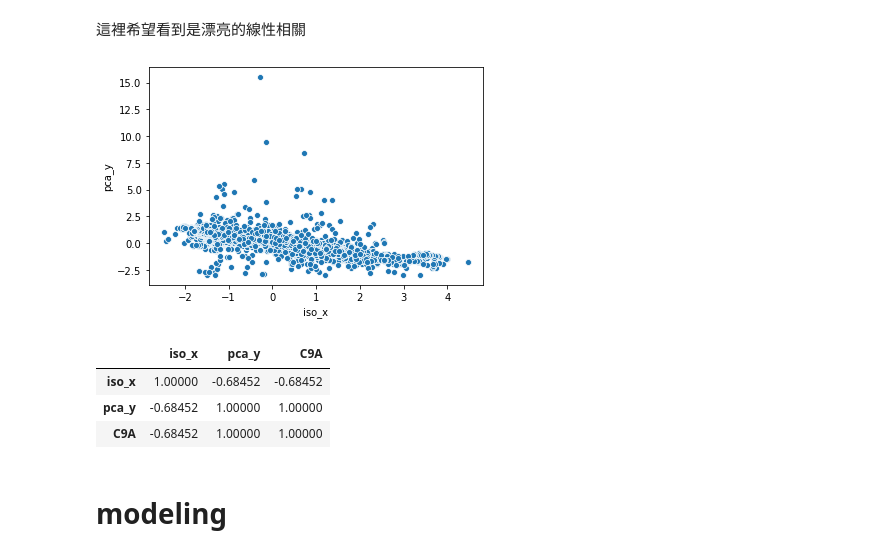
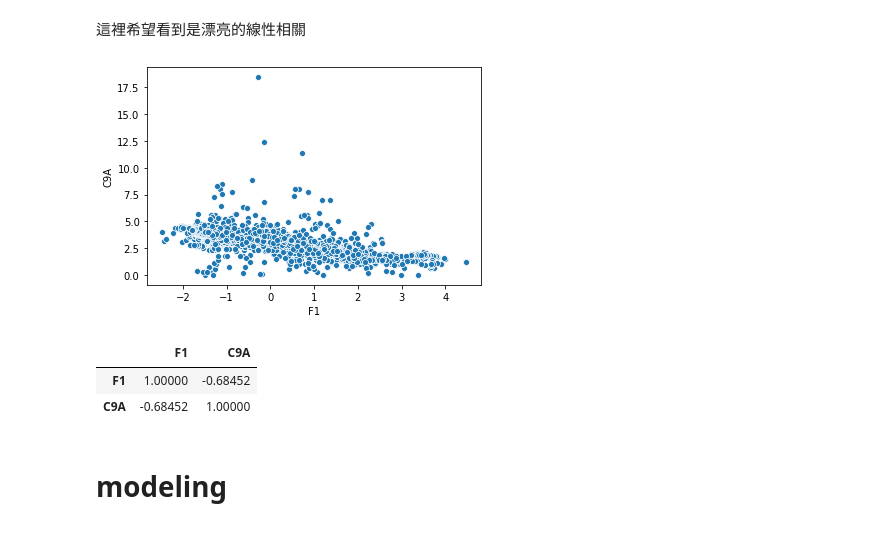
Before and after one commit to skywalker0803r/works, a Jupyter notebook: C9A.ipynb, the cells around one changed output. Drawn from its saved outputs; the diff is of its cells as text; code cells hidden in the pictures.

```diff
--- a/C9A.ipynb
+++ b/C9A.ipynb
@@ -90,10 +90,6 @@ corr_y
 # %% [markdown]
 # 特徵萃取
 # %%
-from sklearn.manifold import isomap
+from sklearn.manifold import Isomap
 iso_col = ['T50','N+A']
-iso = isomap.Isomap(n_components=1).fit(train[iso_col])
-#轉換
-train['iso_x'] = iso.transform(train[iso_col])
-test_170['iso_x'] = iso.transform(test_170[iso_col])
-test_50['iso_x'] = iso.transform(test_50[iso_col])
+iso = Isomap(n_components=1).fit(train[iso_col])
@@ -102,25 +96,20 @@ test_50['iso_x'] = iso.transform(test_50[iso_col])
-# %%
-from sklearn.decomposition import pca
-pca_col = ['C9A']
-pca = pca.PCA(n_components=1).fit(train[pca_col])
-#轉換
-train['pca_y'] = pca.transform(train[pca_col])
-test_170['pca_y'] = pca.transform(test_170[pca_col])
-test_50['pca_y'] = pca.transform(test_50[pca_col])
+# %%
+train['F1'] = iso.transform(train[iso_col])
+test_170['F1'] = iso.transform(test_170[iso_col])
+test_50['F1'] = iso.transform(test_50[iso_col])
 # %% [markdown]
 # 檢查相關性
 # %% [markdown]
 這裡希望看到是漂亮的線性相關
 # %%
-sns.scatterplot(x='iso_x',y='pca_y',data=train)
+sns.scatterplot(x='F1',y=y_name,data=train)
 plt.show()
-train.corr().loc[['iso_x','pca_y',y_name],['iso_x','pca_y',y_name]]
+train.corr().loc[['F1',y_name],['F1',y_name]]
 # %% [output]
-[figure, old version]
+[figure, new version]
-|  | iso_x | pca_y | C9A |
-| iso_x | 1.00000 | -0.68452 | -0.68452 |
-| pca_y | -0.68452 | 1.00000 | 1.00000 |
-| C9A | -0.68452 | 1.00000 | 1.00000 |
+|  | F1 | C9A |
+| F1 | 1.00000 | -0.68452 |
+| C9A | -0.68452 | 1.00000 |
 # %% [markdown]
 # modeling
 # %% [markdown]
```
Also changed, not shown: parts of 27 cells of this notebook.
